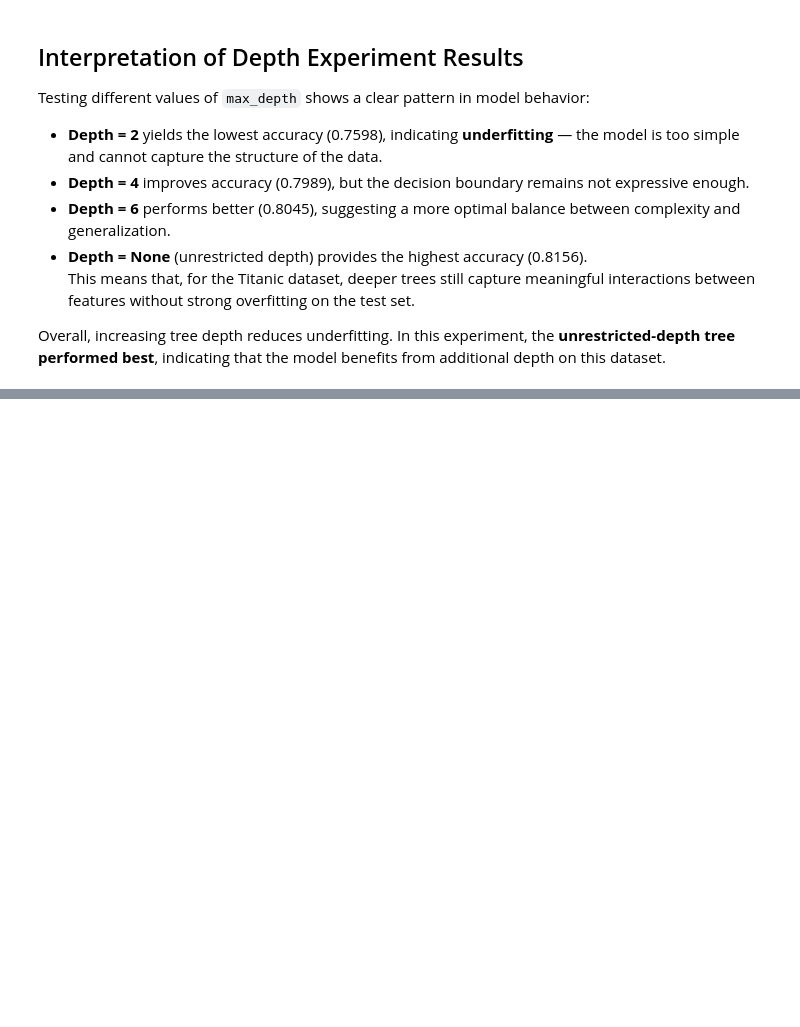
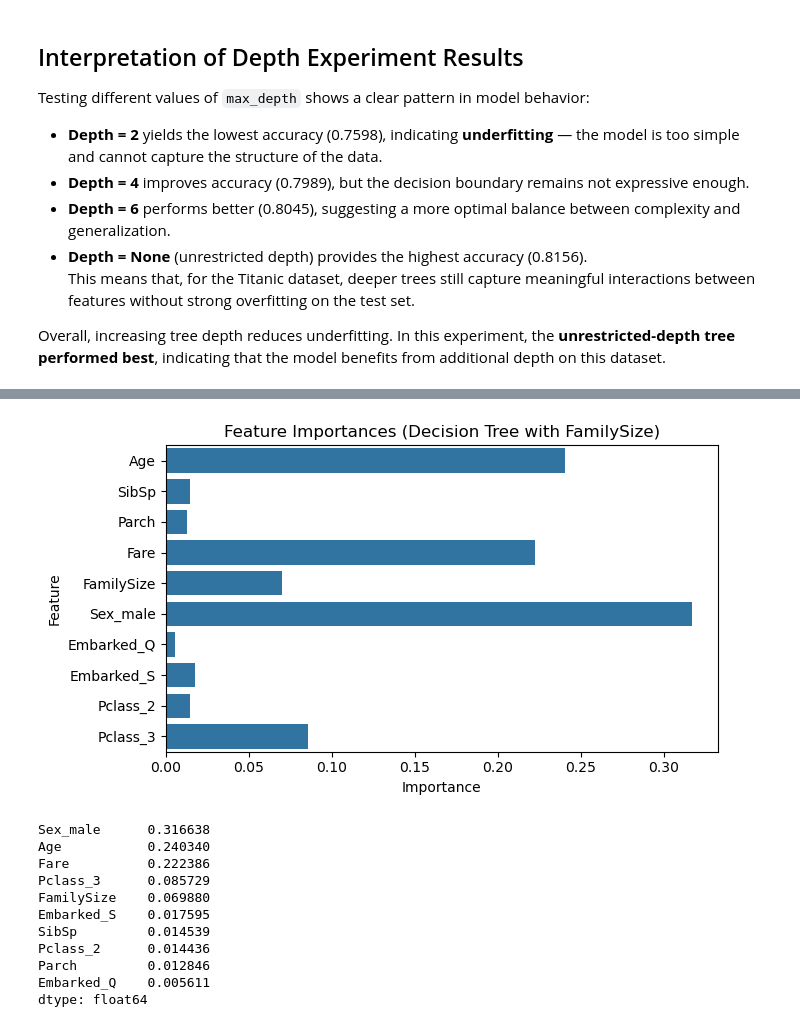
Before and after one commit to anastasiakhromova/DecisionTree_titanic, a Jupyter notebook: DecisionTree_titanic.ipynb, the cells around one changed output, grey strips where cells are left out. Cells and saved outputs as stored; diff of their text form; code cells hidden in the pictures; blank space fills up the shorter version.

```diff
--- a/DecisionTree_titanic.ipynb
+++ b/DecisionTree_titanic.ipynb
@@ -442,0 +493,22 @@ Overall, increasing tree depth reduces underfitting. In this experiment, the **u
+# %%
+# Encode categorical variables
+categorical_cols = ["Sex", "Embarked", "Pclass"]
+df_fs_encoded = pd.get_dummies(df_fs, columns=categorical_cols, drop_first=True)
+# %%
+# Train-test split
+X_fs = df_fs_encoded.drop(columns=["Survived"])
+y_fs = df_fs_encoded["Survived"]
+
+X_train_fs, X_test_fs, y_train_fs, y_test_fs = train_test_split(
+    X_fs, y_fs, test_size=0.2, random_state=42, stratify=y_fs
+)
+# %%
+# Train new Decision Tree
+clf_fs = DecisionTreeClassifier(random_state=42)
+clf_fs.fit(X_train_fs, y_train_fs)
+
+y_pred_fs = clf_fs.predict(X_test_fs)
+
+print("Accuracy with FamilySize:", accuracy_score(y_test_fs, y_pred_fs))
+print("\nConfusion matrix:\n", confusion_matrix(y_test_fs, y_pred_fs))
+print("\nClassification report:\n", classification_report(y_test_fs, y_pred_fs))
@@ -442,0 +531,28 @@ Overall, increasing tree depth reduces underfitting. In this experiment, the **u
+# %%
+feature_importances_fs = pd.Series(clf_fs.feature_importances_, index=X_train_fs.columns)
+
+plt.figure(figsize=(7,4))
+sns.barplot(
+    x=feature_importances_fs.values,
+    y=feature_importances_fs.index
+)
+plt.title("Feature Importances (Decision Tree with FamilySize)")
+plt.xlabel("Importance")
+plt.ylabel("Feature")
+plt.tight_layout()
+plt.show()
+
+feature_importances_fs.sort_values(ascending=False)
+# %% [output]
+[figure, added]
+Sex_male      0.316638
+Age           0.240340
+Fare          0.222386
+Pclass_3      0.085729
+FamilySize    0.069880
+Embarked_S    0.017595
+SibSp         0.014539
+Pclass_2      0.014436
+Parch         0.012846
+Embarked_Q    0.005611
+dtype: float64
```
Also changed, not shown: parts of 11 cells of this notebook, 3 other files.
